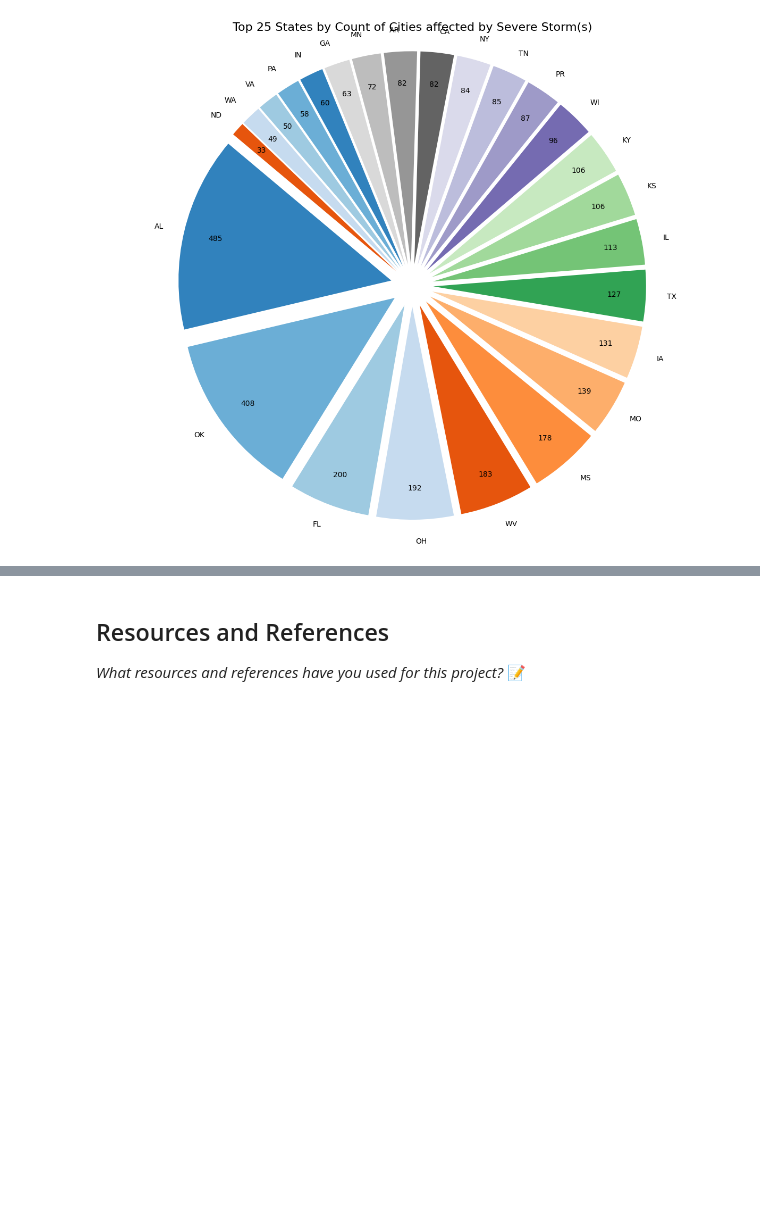
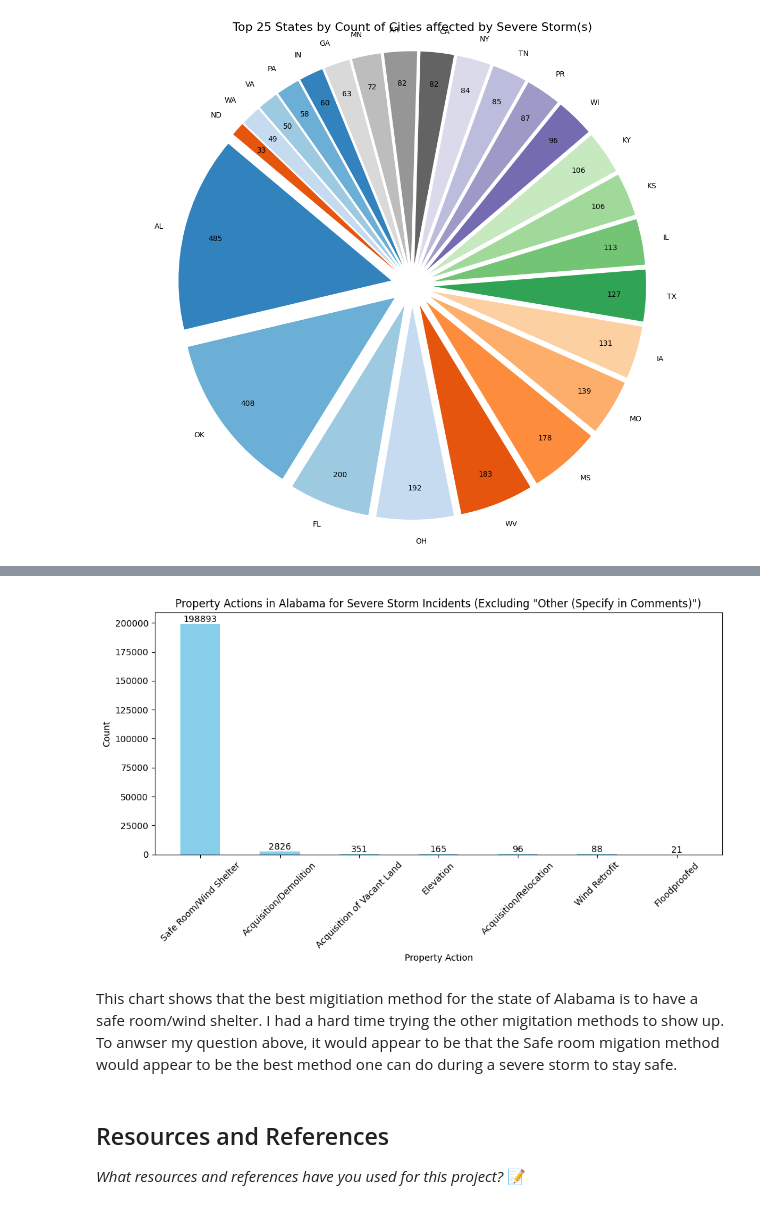
Before and after one commit to IT4063C-Fall23/final-project-StevenHatton, a Jupyter notebook: source.ipynb, the cells around one changed output, grey strips where cells are left out. Drawn from its saved outputs; the diff is of its cells as text; code cells hidden in the pictures; blank space fills up the shorter version.

```diff
--- a/source.ipynb
+++ b/source.ipynb
@@ -280,3 +286,35 @@ plt.show()
+# %%
+import matplotlib.pyplot as plt
+
+# Filter the merged data for 'Severe Storm(s)' in Alabama
+severe_storm_AL = merged_data_inner[(merged_data_inner['incidentType'] == 'Severe Storm') & (merged_data_inner['state_x'] == 'AL')]
+
+# Count the occurrences of each propertyAction in Alabama for severe storm incidents
+property_action_counts_AL = severe_storm_AL['propertyAction'].value_counts()
+
+# Remove 'Other' from the propertyAction counts
+property_action_counts_AL = property_action_counts_AL[property_action_counts_AL.index != 'Other (Specify in Comments)']
+
+# Convert the categorical data to numeric indices for a histogram-like visualization
+action_indices = range(len(property_action_counts_AL))
+
+plt.figure(figsize=(10, 6))
+plt.bar(action_indices, property_action_counts_AL, color='skyblue', width=0.5)
+plt.title('Property Actions in Alabama for Severe Storm Incidents (Excluding "Other (Specify in Comments)")')
+plt.xlabel('Property Action')
+plt.ylabel('Count')
+plt.xticks(action_indices, property_action_counts_AL.index, rotation=45)
+plt.tight_layout()
+
+# Annotate each bar with its count
+for i, count in enumerate(property_action_counts_AL):
+    plt.text(i, count, f'{count}', ha='center', va='bottom')
+
+plt.show()
+# %% [output]
+[figure, added]
+# %% [markdown]
+This chart shows that the best migitiation method for the state of Alabama is to have a safe room/wind shelter. I had a hard time trying the other migitation methods to show up. To anwser my question above, it would appear to be that the Safe room migation method would appear to be the best method one can do during a severe storm to stay safe.
 # %% [markdown]
 ## Resources and References
 *What resources and references have you used for this project?*
```
Also changed, not shown: parts of 4 cells of this notebook, 1 other file.
